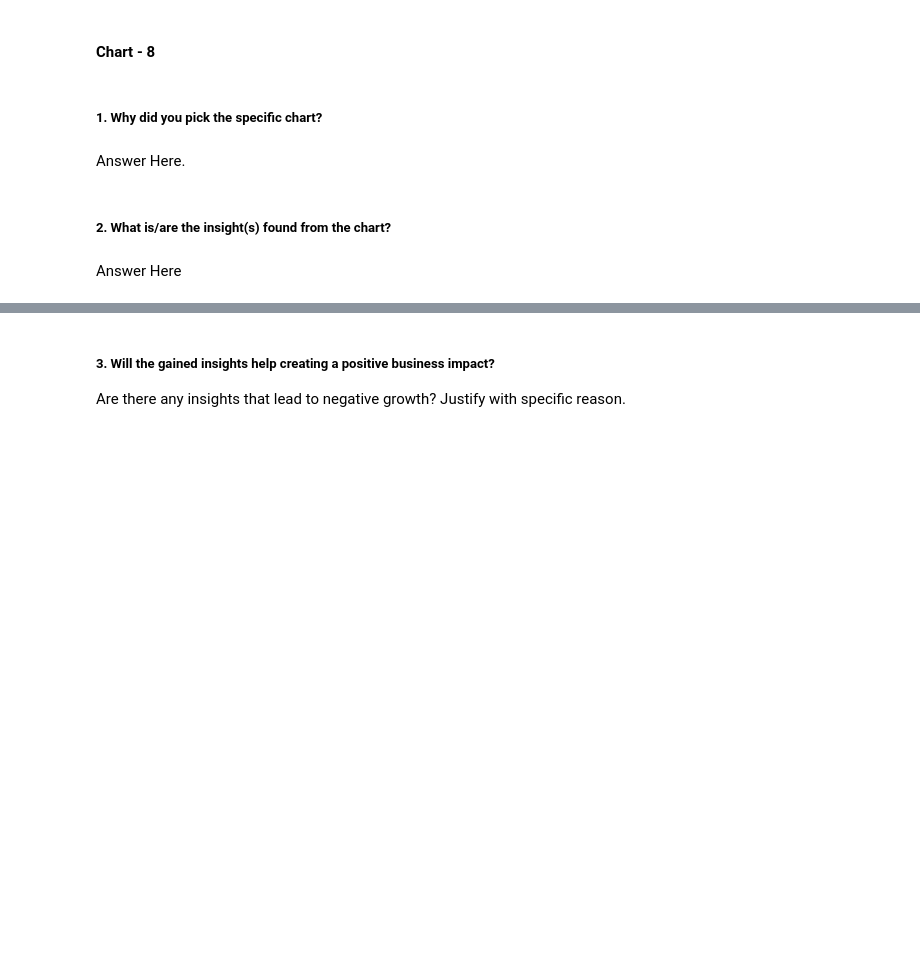
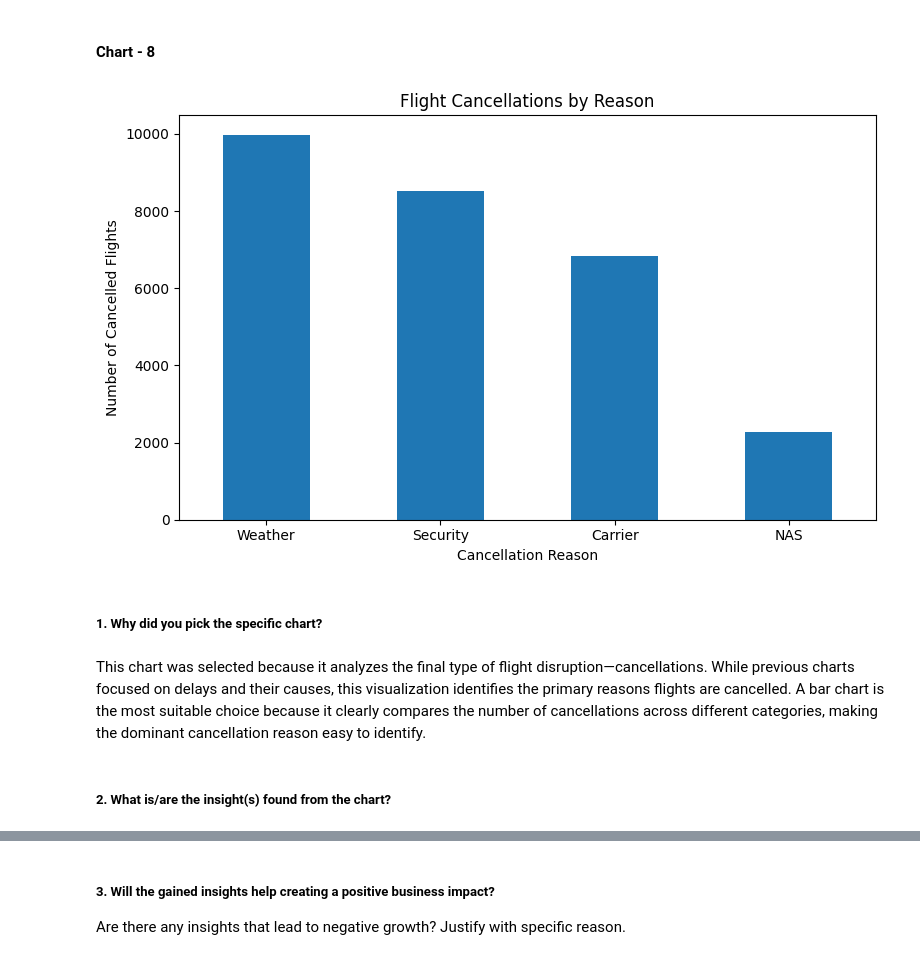
Before and after one commit to sanyam092006/ml_new, a Jupyter notebook: Sample_EDA_Submission_Template.ipynb, the cells around one changed output, grey strips where cells are left out. Cells and saved outputs as stored; diff of their text form; code cells hidden in the pictures; blank space fills up the shorter version.

```diff
--- a/Sample_EDA_Submission_Template.ipynb
+++ b/Sample_EDA_Submission_Template.ipynb
@@ -665,8 +677,39 @@ Answer Here
+# %%
+import matplotlib.pyplot as plt
+
+
+cancel_reason = (
+    df[df['CANCELLED'] == 1]['CANCELLATION_CODE']
+    .value_counts()
+)
+
+
+cancel_reason = cancel_reason.rename(
+    index={
+        'A': 'Carrier',
+        'B': 'Weather',
+        'C': 'NAS',
+        'D': 'Security'
+    }
+)
+
+plt.figure(figsize=(8,5))
+
+cancel_reason.plot(kind='bar')
+
+plt.title('Flight Cancellations by Reason')
+plt.xlabel('Cancellation Reason')
+plt.ylabel('Number of Cancelled Flights')
+
+plt.xticks(rotation=0)
+
+plt.tight_layout()
+plt.show()
+# %% [output]
+[figure, added]
 # %% [markdown]
 ##### 1. Why did you pick the specific chart?
-# %% [markdown]
-Answer Here.
+# %% [markdown]
+This chart was selected because it analyzes the final type of flight disruption—cancellations. While previous charts focused on delays and their causes, this visualization identifies the primary reasons flights are cancelled. A bar chart is the most suitable choice because it clearly compares the number of cancellations across different categories, making the dominant cancellation reason easy to identify.
 # %% [markdown]
 ##### 2. What is/are the insight(s) found from the chart?
-# %% [markdown]
-Answer Here
```
Also changed, not shown: parts of 14 cells of this notebook.
